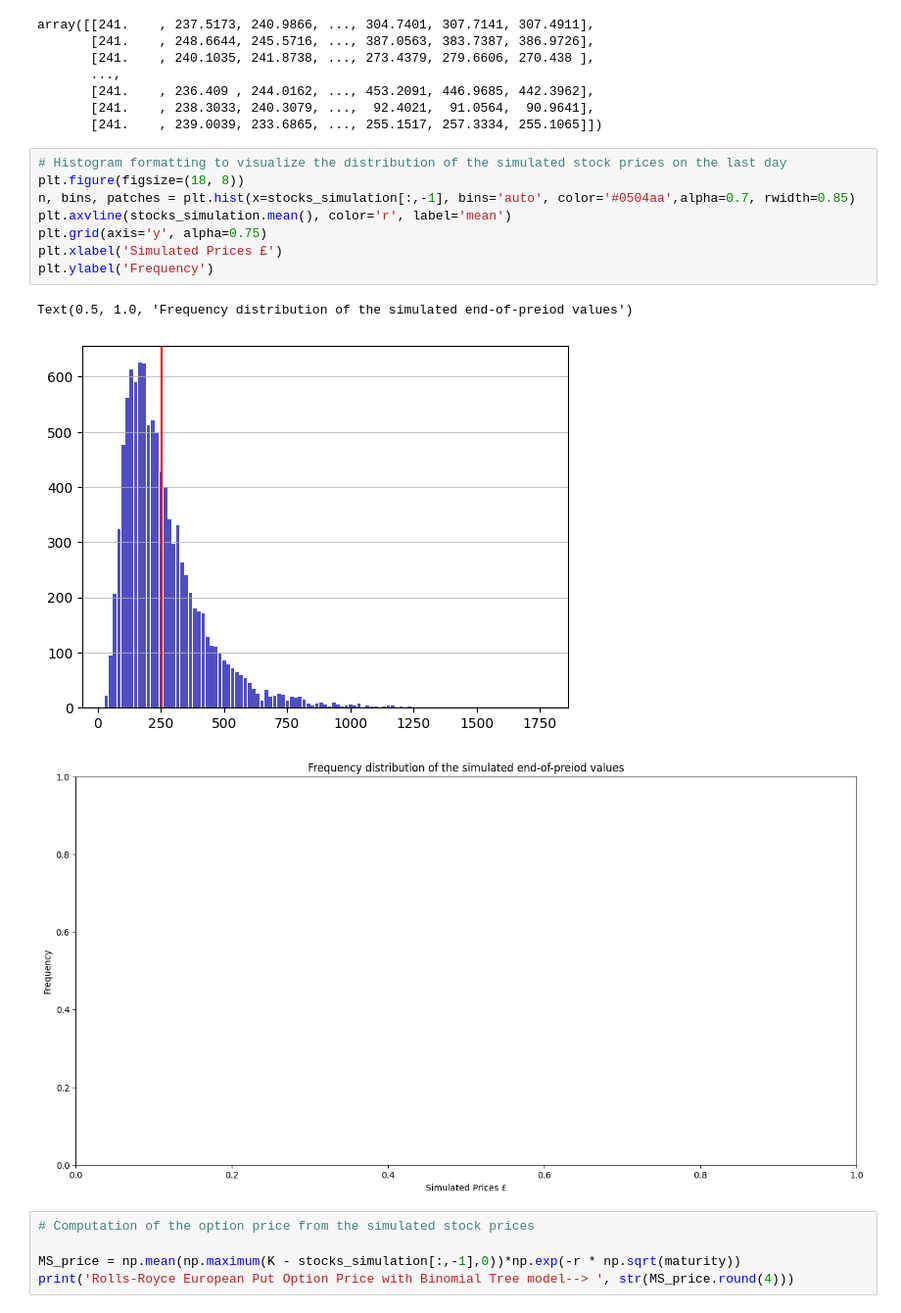
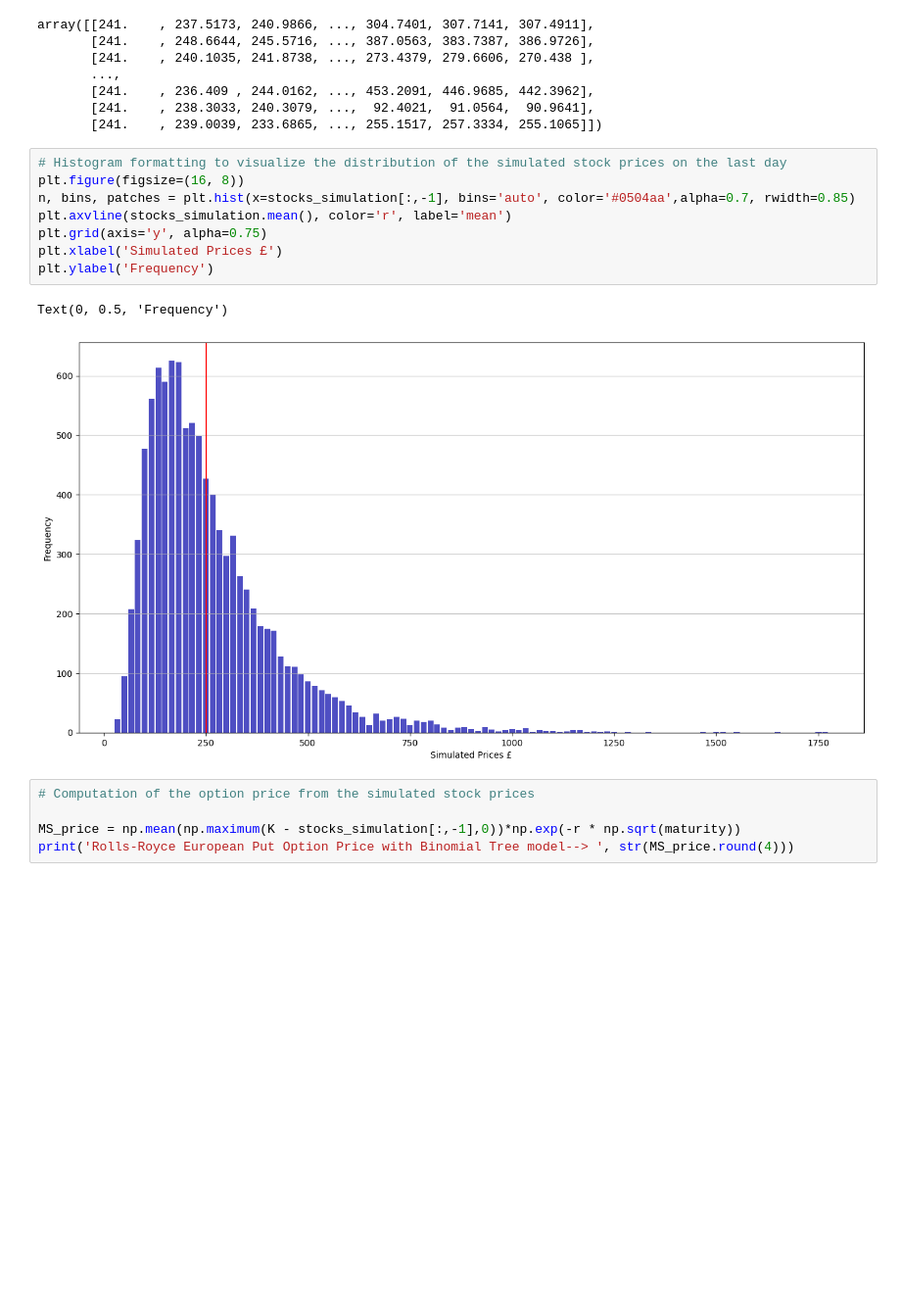
Before and after one commit to ROB-MRS/CMFF-Coursework-I, a Jupyter notebook: 1. CMF_Rolls_Royce.ipynb, the cells around one changed output. Shown at 98% size. Drawn from its saved outputs; the diff is of its cells as text; blank space fills up the shorter version.

```diff
--- a/1. CMF_Rolls_Royce.ipynb
+++ b/1. CMF_Rolls_Royce.ipynb
@@ -315,16 +317,15 @@ array([[241.    , 237.5173, 240.9866, ..., 304.7401, 307.7141, 307.4911],
        [241.    , 239.0039, 233.6865, ..., 255.1517, 257.3334, 255.1065]])
 # %%
 # Histogram formatting to visualize the distribution of the simulated stock prices on the last day
-plt.figure(figsize=(18, 8))
+plt.figure(figsize=(16, 8))
 n, bins, patches = plt.hist(x=stocks_simulation[:,-1], bins='auto', color='#0504aa',alpha=0.7, rwidth=0.85)
 plt.axvline(stocks_simulation.mean(), color='r', label='mean')
 plt.grid(axis='y', alpha=0.75)
 plt.xlabel('Simulated Prices £')
 plt.ylabel('Frequency')
 # %% [output]
-Text(0.5, 1.0, 'Frequency distribution of the simulated end-of-preiod values')
+Text(0, 0.5, 'Frequency')
-[figure, old version]
+[figure, new version]
-[figure, removed]
 # %%
 # Computation of the option price from the simulated stock prices
 
```
Also changed, not shown: parts of 3 cells of this notebook, 1 other file.
